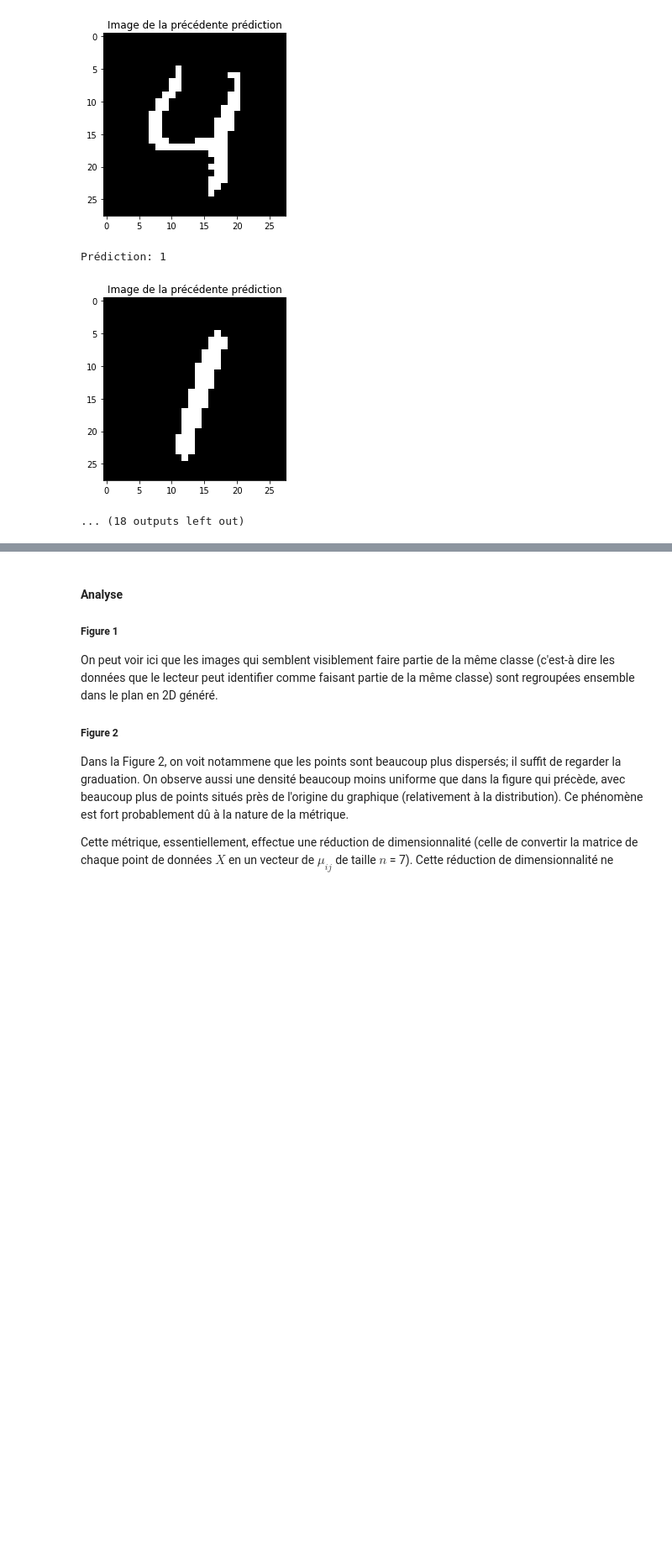
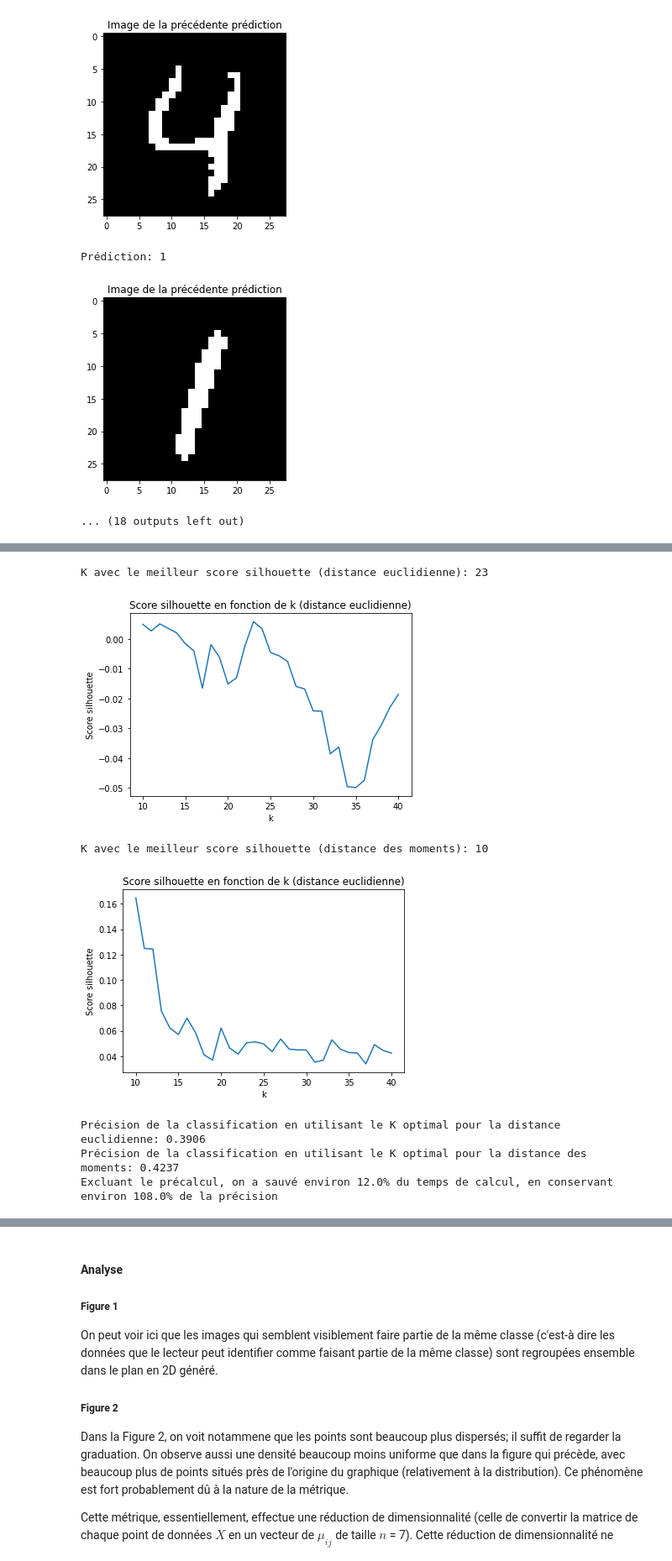
Before and after one commit to the-zucc/IFT3700-TP1, a Jupyter notebook: Travail1.ipynb, the cells around one changed output, grey strips where cells are left out. Shown at 84% size. Drawn from its saved outputs; the diff is of its cells as text; code cells hidden in the pictures; blank space fills up the shorter version.

```diff
--- a/Travail1.ipynb
+++ b/Travail1.ipynb
@@ -173,7 +174,7 @@ from sklearn.neighbors import KNeighborsClassifier
 
 def classify_etaij(data_point):
 
-    classifier = KNeighborsClassifier(n_neighbors=4)
+    classifier = KNeighborsClassifier(n_neighbors=9)
     classifier.fit(X_train_mu, Y_train)
 
     #on sélectionne une donnée
@@ -437 +398,71 @@ ValueError: Found input variables with inconsistent numbers of samples: [10000,
+# %%
+from multiprocessing import Process
+from multiprocessing.sharedctypes import Array
+from sklearn_extra.cluster import KMedoids
+from sklearn.metrics import silhouette_score
+import math
+
+def fit_and_silhouette(aX_train, aY_train, aX_test, aY_test, ak):
+    #classifier = KMedoids(n_clusters=ak, max_iter=10000)
+    classifier = KMedoids(n_clusters=ak, max_iter=100000)
+    y_predicted = classifier.fit_predict(aX_train)
+    return silhouette_score(aX_train, y_predicted)
+
+def fit_and_score(aX_train, aY_train, aX_test, aY_test, ak):
+    classifier = KMedoids(n_clusters=ak, max_iter=1000)
+    classifier.fit(aX_train)
+    test_predicted = classifier.predict(aX_test)
+    medoids_indices = classifier.medoid_indices_
+    #calcul de la précision
+    acc = np.mean(np.array([1 if aY_train[medoids_indices[test_predicted[i]]] == aY_test[i] else 0 for i in range(len(aY_test))]))
+    return acc
+
+def classify_KMedoids(aX_train, aY_train, aX_test, aY_test, amin_k, amax_k):
+    k_range = range(amin_k, amax_k+1)
+    k_range_np = np.array(k_range)
+    silhouette_scores = [fit_and_silhouette(aX_train, aY_train, aX_test, aY_test, k) for k in k_range]
+    return np.array([k_range_np, silhouette_scores])
+
+#affiche un graphique avec les
+def plot_KMedoids_results_return_max_k(aresults, ametric_name):
+    max_silh_idx = np.argmax(aresults[1])
+    max_silh_k = int(aresults[0][max_silh_idx])
+
+    print(f"K avec le meilleur score silhouette ({ametric_name}): {max_silh_k}")
+
+    plt.plot(aresults[0], aresults[1])
+    plt.xlabel('k')
+    plt.ylabel('Score silhouette')
+    plt.title('Score silhouette en fonction de k (distance euclidienne)');
+    plt.show()
+    return max_silh_k
+
+resultats_KMedoids_euc = classify_KMedoids(X_train[:3000], Y_train[:3000], X_test, Y_test, 10, 40)
+resultats_KMedoids_mom = classify_KMedoids(X_train_mu[:3000], Y_train[:3000], X_test_mu, Y_test, 10, 40)
+
+max_silh_k_euc = plot_KMedoids_results_return_max_k(resultats_KMedoids_euc, "distance euclidienne")
+max_silh_k_mom = plot_KMedoids_results_return_max_k(resultats_KMedoids_mom, "distance des moments")
+
+t1_euc = datetime.now()
+acc_euc = fit_and_score(X_train[:3000], Y_train[:3000], X_test, Y_test, max_silh_k_euc)
+t2_euc = datetime.now()
+
+t1_mom = datetime.now()
+acc_mom = fit_and_score(X_train_mu[:3000], Y_train[:3000], X_test_mu, Y_test, max_silh_k_mom)
+t2_mom = datetime.now()
+
+dt_euc = (t2_euc-t1_euc)
+dt_mom = (t2_mom-t1_mom)
+
+print(f"Précision de la classification en utilisant le K optimal pour la distance euclidienne: {acc_euc}")
+print(f"Précision de la classification en utilisant le K optimal pour la distance des moments: {acc_mom}")
+print(f"Excluant le précalcul, on a sauvé environ {np.round(100*(1-(dt_mom/dt_euc)))}% du temps de calcul, en conservant environ {np.round(100*acc_mom/acc_euc)}% de la précision")
+# %% [output]
+K avec le meilleur score silhouette (distance euclidienne): 23
+[figure, added]
+K avec le meilleur score silhouette (distance des moments): 10
+[figure, added]
+Précision de la classification en utilisant le K optimal pour la distance euclidienne: 0.3906
+Précision de la classification en utilisant le K optimal pour la distance des moments: 0.4237
+Excluant le précalcul, on a sauvé environ 12.0% du temps de calcul, en conservant environ 108.0% de la précision
 # %% [markdown]
```
Also changed, not shown: parts of 25 cells of this notebook.
